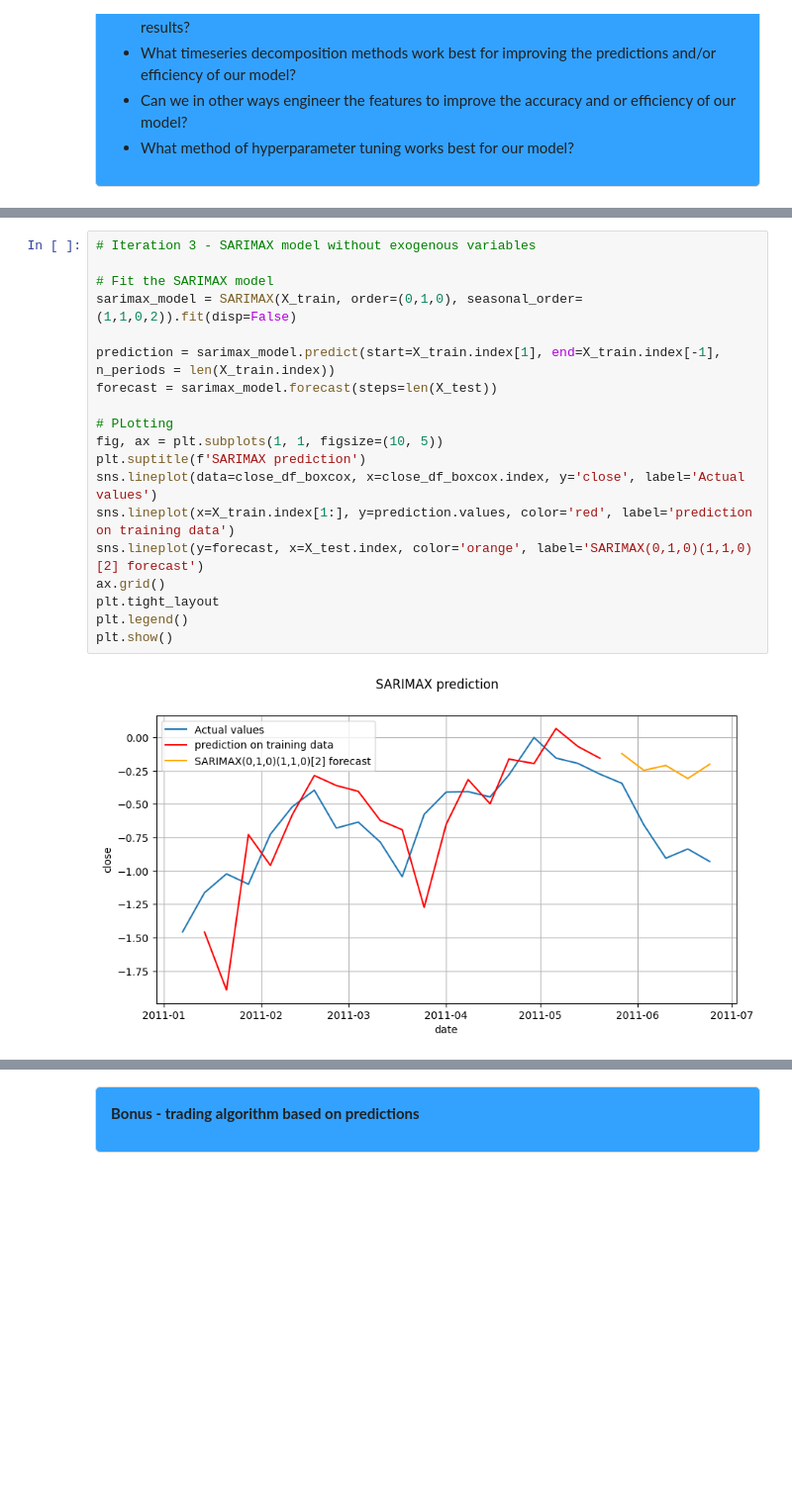
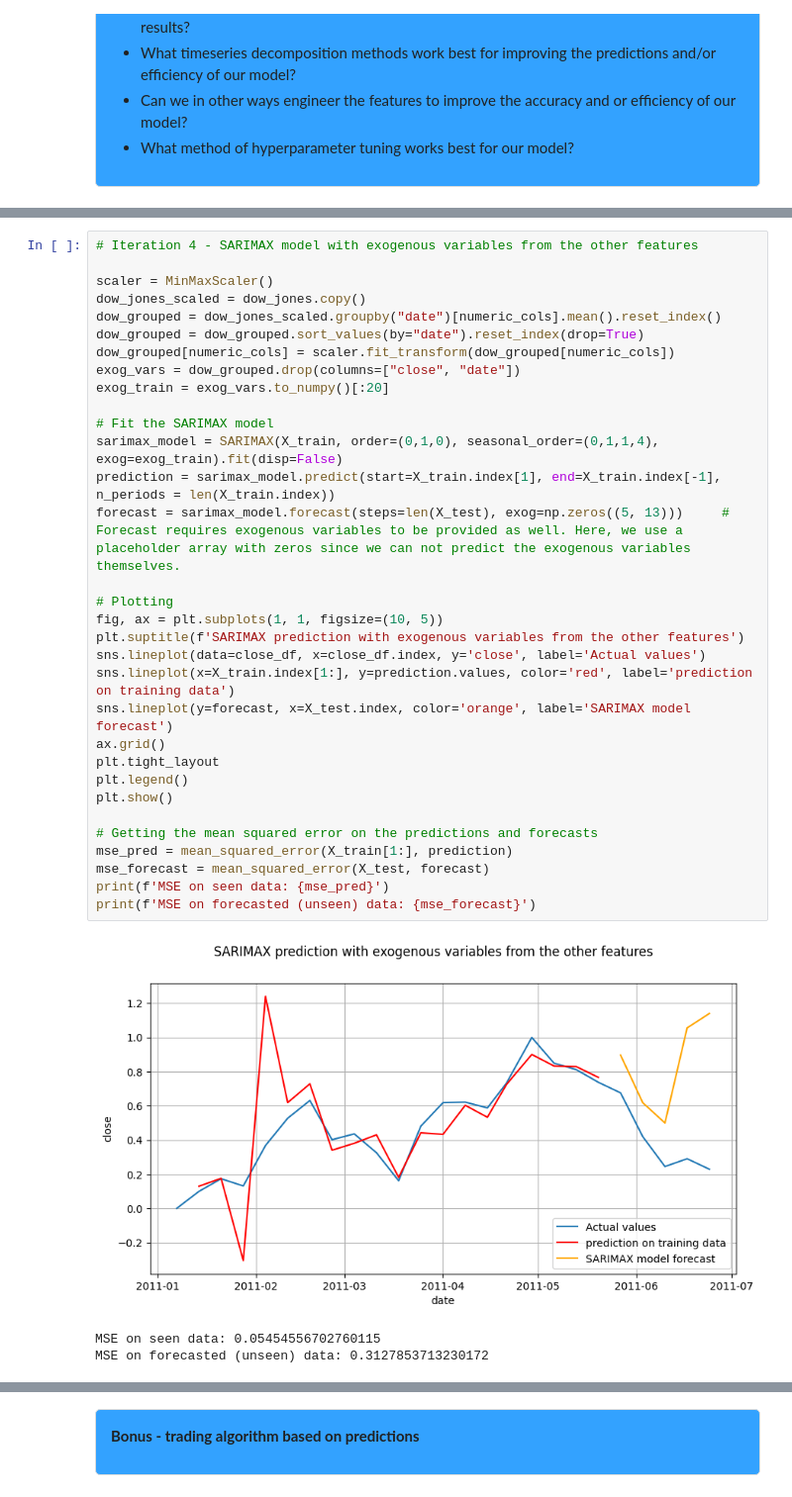
Before and after one commit to Victor-L-Almgren/Collaboration-Repo, a Jupyter notebook: Final_notebook.ipynb, the cells around one changed output, grey strips where cells are left out. Shown at 99% size. Saved outputs shown, nothing was run; the diff lists cells and outputs as text; blank space fills up the shorter version.

```diff
--- a/Final_notebook.ipynb
+++ b/Final_notebook.ipynb
@@ -764,21 +870,36 @@ plt.show()
 # %%
-# Iteration 3 - SARIMAX model without exogenous variables
+# Iteration 4 - SARIMAX model with exogenous variables from the other features
+
+scaler = MinMaxScaler()
+dow_jones_scaled = dow_jones.copy()
+dow_grouped = dow_jones_scaled.groupby("date")[numeric_cols].mean().reset_index()
+dow_grouped = dow_grouped.sort_values(by="date").reset_index(drop=True)
+dow_grouped[numeric_cols] = scaler.fit_transform(dow_grouped[numeric_cols])
+exog_vars = dow_grouped.drop(columns=["close", "date"])
+exog_train = exog_vars.to_numpy()[:20]
 
 # Fit the SARIMAX model
-sarimax_model = SARIMAX(X_train, order=(0,1,0), seasonal_order=(1,1,0,2)).fit(disp=False)
+sarimax_model = SARIMAX(X_train, order=(0,1,0), seasonal_order=(0,1,1,4), exog=exog_train).fit(disp=False)
+prediction = sarimax_model.predict(start=X_train.index[1], end=X_train.index[-1], n_periods = len(X_train.index))
+forecast = sarimax_model.forecast(steps=len(X_test), exog=np.zeros((5, 13)))     # Forecast requires exogenous variables to be provided as well. Here, we use a placeholder array with zeros since we can not predict the exogenous variables themselves.
 
-prediction = sarimax_model.predict(start=X_train.index[1], end=X_train.index[-1], n_periods = len(X_train.index))
-forecast = sarimax_model.forecast(steps=len(X_test))
-
-# PLotting
+# Plotting
 fig, ax = plt.subplots(1, 1, figsize=(10, 5))
-plt.suptitle(f'SARIMAX prediction')
-sns.lineplot(data=close_df_boxcox, x=close_df_boxcox.index, y='close', label='Actual values')
+plt.suptitle(f'SARIMAX prediction with exogenous variables from the other features')
+sns.lineplot(data=close_df, x=close_df.index, y='close', label='Actual values')
 sns.lineplot(x=X_train.index[1:], y=prediction.values, color='red', label='prediction on training data')
-sns.lineplot(y=forecast, x=X_test.index, color='orange', label='SARIMAX(0,1,0)(1,1,0)[2] forecast')
+sns.lineplot(y=forecast, x=X_test.index, color='orange', label='SARIMAX model forecast')
 ax.grid()
 plt.tight_layout
 plt.legend()
 plt.show()
+
+# Getting the mean squared error on the predictions and forecasts
+mse_pred = mean_squared_error(X_train[1:], prediction)
+mse_forecast = mean_squared_error(X_test, forecast)
+print(f'MSE on seen data: {mse_pred}')
+print(f'MSE on forecasted (unseen) data: {mse_forecast}')
 # %% [output]
-[figure, old version]
+[figure, new version]
+MSE on seen data: 0.05454556702760115
+MSE on forecasted (unseen) data: 0.3127853713230172
```
Also changed, not shown: parts of 14 cells of this notebook.
